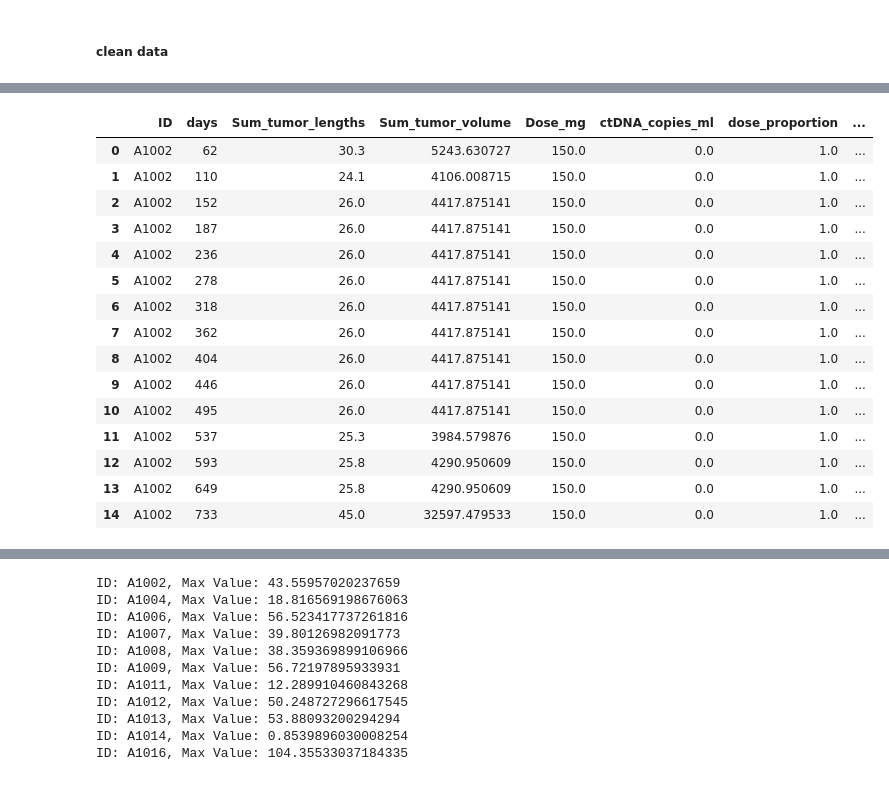
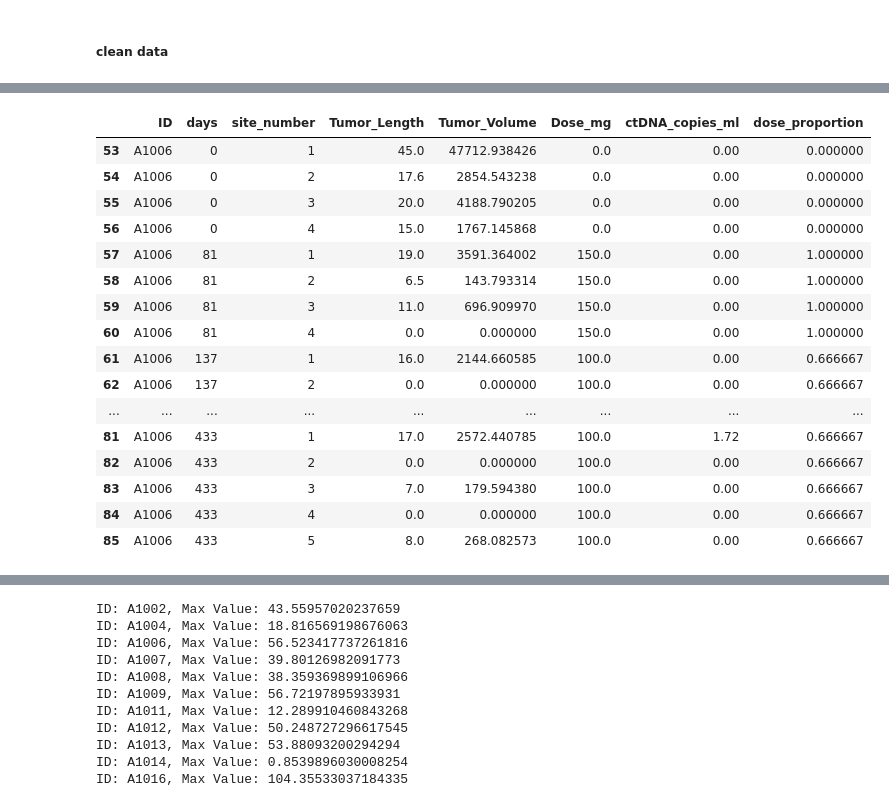
Before and after one commit to hkailas/Erlotinib, a Jupyter notebook: Cleaning.ipynb, the cells around one changed output, grey strips where cells are left out. Drawn from its saved outputs; the diff is of its cells as text; code cells hidden in the pictures.

```diff
--- a/Cleaning.ipynb
+++ b/Cleaning.ipynb
@@ -40,11 +51,14 @@ df = df.reset_index(drop=True) # reset index
 df.loc[:, 'days'] = df.groupby('ID')['Date'].transform(lambda x: (x - x.min()).dt.days) # add days column
 
 
+#############################################################################################
 df['ID'] = df['ID'].replace('Dijke-Palar', 'A1017')
 df = df[df['ID'] != '1'] # remover notes from the data
 df.loc[(df['ID'] == 'A1009') & (df['days'] == 235), 'days'] = 230 # fix a mistake in the days column for A1009
 df.loc[(df['ID'] == 'A1004') & (df['Date']=='2018-06-08'), 'Dose_mg'] = 0 # stops taking erlotinib
+df = df[~((df['ID'] == 'A1006') & (df['Date'] == '2017-02-15'))] # this date only has an entry for 1/4 tumors
 print(df.head())
+###############################################################################################
 
 #### add site number column to simplify single tumors at different sites
 df['site_number'] = df.groupby('ID')['lesion_site'].transform(lambda x: pd.factorize(x)[0] + 1)
@@ -59,7 +73,7 @@ def find_volume(length):# find volume of a sphere given diameter
 df['Tumor_Volume'] = df['Tumor_Length'].apply(find_volume)
 
 df.to_csv('clean_erlotinib.csv',index=False)
-df[df['ID']=='A1012'].head()
+df[df['ID']=='A1006'].head(30)
 #df.head()
 # %% [output]
        ID  Dose_mg       Date             lesion_site  Tumor_Length  \
@@ -104,52 +129,55 @@ total_tumors_df = single_tumors_df.groupby(['ID', 'days']).agg({'Tumor_Length':
                                                                  'Dose_mg': 'mean',
                                                                  'ctDNA_copies_ml': sum_or_nan,
                                                                  'dose_proportion':'mean'}).reset_index()
 # rename columns
 total_tumors_df = total_tumors_df.rename(columns={'Tumor_Length': 'Sum_tumor_lengths', 'Tumor_Volume': 'Sum_tumor_volume'})
 total_tumors_df.dropna(subset=['Sum_tumor_lengths'], inplace=True) # drop rows with NaN in Sum_tumor_lengths
 # remove mistakes in the data (suspicious or incomplete data)
 total_tumors_df = total_tumors_df[~((total_tumors_df['ID'] == 'A1006') & (total_tumors_df['days'] == 41))]
 total_tumors_df = total_tumors_df[~((total_tumors_df['ID'] == 'A1012') & (total_tumors_df['days'] == 536))]
 
 total_tumors_df.reset_index(drop=True, inplace=True)
 total_tumors_df['Sum_tumor_vol_cm'] = total_tumors_df['Sum_tumor_volume'] / 1000 # add cm3 column
 total_tumors_df['Dose_mg'] = total_tumors_df['Dose_mg'].fillna(0.0) # fill NaN in dose with 0
 
 # create dataframe with only patients with 10 or more days of data
 ten_plus_df = total_tumors_df.groupby('ID').filter(lambda x: x['days'].nunique() >= 10) # keep only patients with 10 or more days of data
 eight_plus_df = total_tumors_df.groupby('ID').filter(lambda x: x['days'].nunique() >= 8) # keep only patients with 8 or more days of data
 
 # Create a df without the first point for each patient
 no_first_point_df = total_tumors_df.groupby('ID').apply(lambda x: x.iloc[1:]).reset_index(drop=True)
-
+no_first_point_df['days'] = no_first_point_df.groupby('ID')['days'].transform(lambda x: x - x.min())
 # save the dataframes to csv
 total_tumors_df.to_csv('total_tumors.csv', index=False)
 single_tumors_df.to_csv('single_tumors.csv', index=False)
 ten_plus_df.to_csv('ten_plus.csv', index=False)
 eight_plus_df.to_csv('eight_plus.csv', index=False)
 no_first_point_df.to_csv('no_first_point.csv', index=False)
 
 #total_tumors_df[total_tumors_df['ID']=='A1002'].head(30)
-#single_tumors_df[single_tumors_df['ID']=='A1002'].head(50)
+single_tumors_df[single_tumors_df['ID']=='A1006'].head(50)
 #ten_plus_df[ten_plus_df['ID']=='A1012'].head(50)
-no_first_point_df[no_first_point_df['ID']=='A1002'].head(50)
+#no_first_point_df[no_first_point_df['ID']=='A1004'].head(50)
+#no_first_point_df.head(50)
+#total_tumors_df.head(50)
 # %% [output]
-|  | ID | days | Sum_tumor_lengths | Sum_tumor_volume | Dose_mg | ctDNA_copies_ml | dose_proportion | ... |
-| 0 | A1002 | 62 | 30.3 | 5243.630727 | 150.0 | 0.0 | 1.0 | ... |
-| 1 | A1002 | 110 | 24.1 | 4106.008715 | 150.0 | 0.0 | 1.0 | ... |
-| 2 | A1002 | 152 | 26.0 | 4417.875141 | 150.0 | 0.0 | 1.0 | ... |
-| 3 | A1002 | 187 | 26.0 | 4417.875141 | 150.0 | 0.0 | 1.0 | ... |
-| 4 | A1002 | 236 | 26.0 | 4417.875141 | 150.0 | 0.0 | 1.0 | ... |
-| 5 | A1002 | 278 | 26.0 | 4417.875141 | 150.0 | 0.0 | 1.0 | ... |
-| 6 | A1002 | 318 | 26.0 | 4417.875141 | 150.0 | 0.0 | 1.0 | ... |
-| 7 | A1002 | 362 | 26.0 | 4417.875141 | 150.0 | 0.0 | 1.0 | ... |
-| 8 | A1002 | 404 | 26.0 | 4417.875141 | 150.0 | 0.0 | 1.0 | ... |
-| 9 | A1002 | 446 | 26.0 | 4417.875141 | 150.0 | 0.0 | 1.0 | ... |
-| 10 | A1002 | 495 | 26.0 | 4417.875141 | 150.0 | 0.0 | 1.0 | ... |
-| 11 | A1002 | 537 | 25.3 | 3984.579876 | 150.0 | 0.0 | 1.0 | ... |
-| 12 | A1002 | 593 | 25.8 | 4290.950609 | 150.0 | 0.0 | 1.0 | ... |
-| 13 | A1002 | 649 | 25.8 | 4290.950609 | 150.0 | 0.0 | 1.0 | ... |
-| 14 | A1002 | 733 | 45.0 | 32597.479533 | 150.0 | 0.0 | 1.0 | ... |
+|  | ID | days | site_number | Tumor_Length | Tumor_Volume | Dose_mg | ctDNA_copies_ml | dose_proportion |
+| 53 | A1006 | 0 | 1 | 45.0 | 47712.938426 | 0.0 | 0.00 | 0.000000 |
+| 54 | A1006 | 0 | 2 | 17.6 | 2854.543238 | 0.0 | 0.00 | 0.000000 |
+| 55 | A1006 | 0 | 3 | 20.0 | 4188.790205 | 0.0 | 0.00 | 0.000000 |
+| 56 | A1006 | 0 | 4 | 15.0 | 1767.145868 | 0.0 | 0.00 | 0.000000 |
+| 57 | A1006 | 81 | 1 | 19.0 | 3591.364002 | 150.0 | 0.00 | 1.000000 |
+| 58 | A1006 | 81 | 2 | 6.5 | 143.793314 | 150.0 | 0.00 | 1.000000 |
+| 59 | A1006 | 81 | 3 | 11.0 | 696.909970 | 150.0 | 0.00 | 1.000000 |
+| 60 | A1006 | 81 | 4 | 0.0 | 0.000000 | 150.0 | 0.00 | 1.000000 |
+| 61 | A1006 | 137 | 1 | 16.0 | 2144.660585 | 100.0 | 0.00 | 0.666667 |
+| 62 | A1006 | 137 | 2 | 0.0 | 0.000000 | 100.0 | 0.00 | 0.666667 |
+| ... | ... | ... | ... | ... | ... | ... | ... | ... |
+| 81 | A1006 | 433 | 1 | 17.0 | 2572.440785 | 100.0 | 1.72 | 0.666667 |
+| 82 | A1006 | 433 | 2 | 0.0 | 0.000000 | 100.0 | 0.00 | 0.666667 |
+| 83 | A1006 | 433 | 3 | 7.0 | 179.594380 | 100.0 | 0.00 | 0.666667 |
+| 84 | A1006 | 433 | 4 | 0.0 | 0.000000 | 100.0 | 0.00 | 0.666667 |
+| 85 | A1006 | 433 | 5 | 8.0 | 268.082573 | 100.0 | 0.00 | 0.666667 |
 # %%
 sns.pairplot(single_tumors_df, hue='site_number', diag_kind='kde')
 # %% [output]
```
Also changed, not shown: parts of 4 cells of this notebook, 6 other files.
